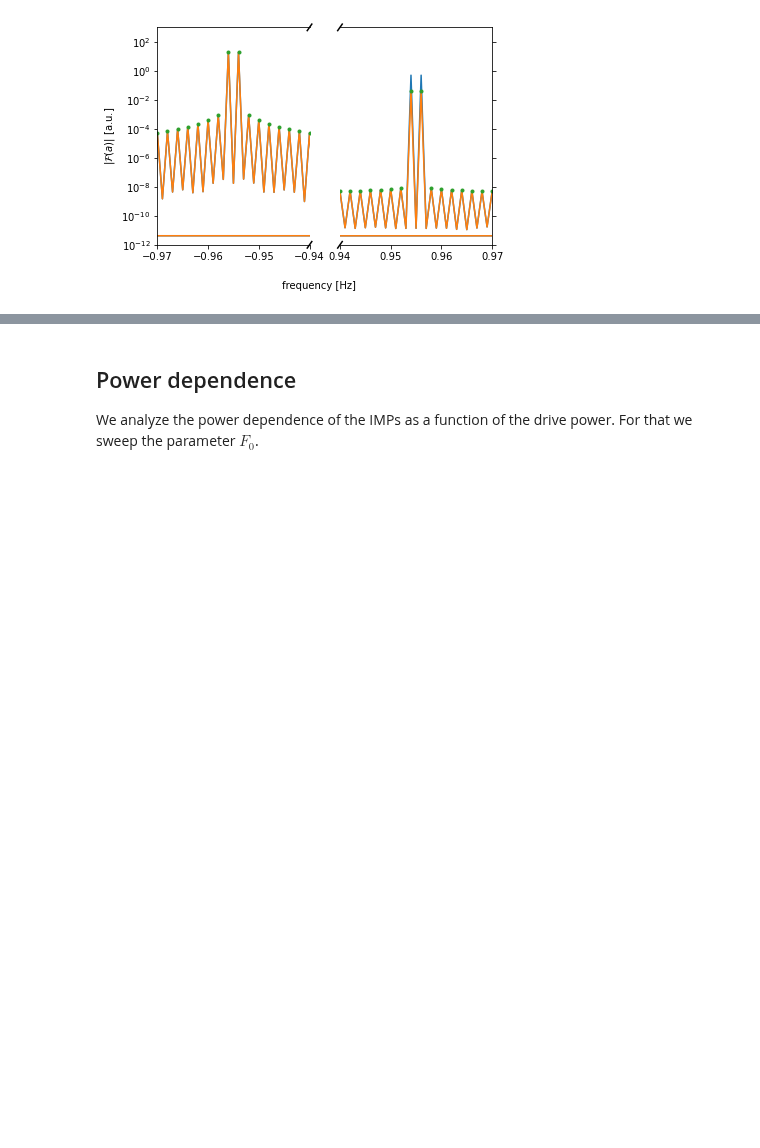
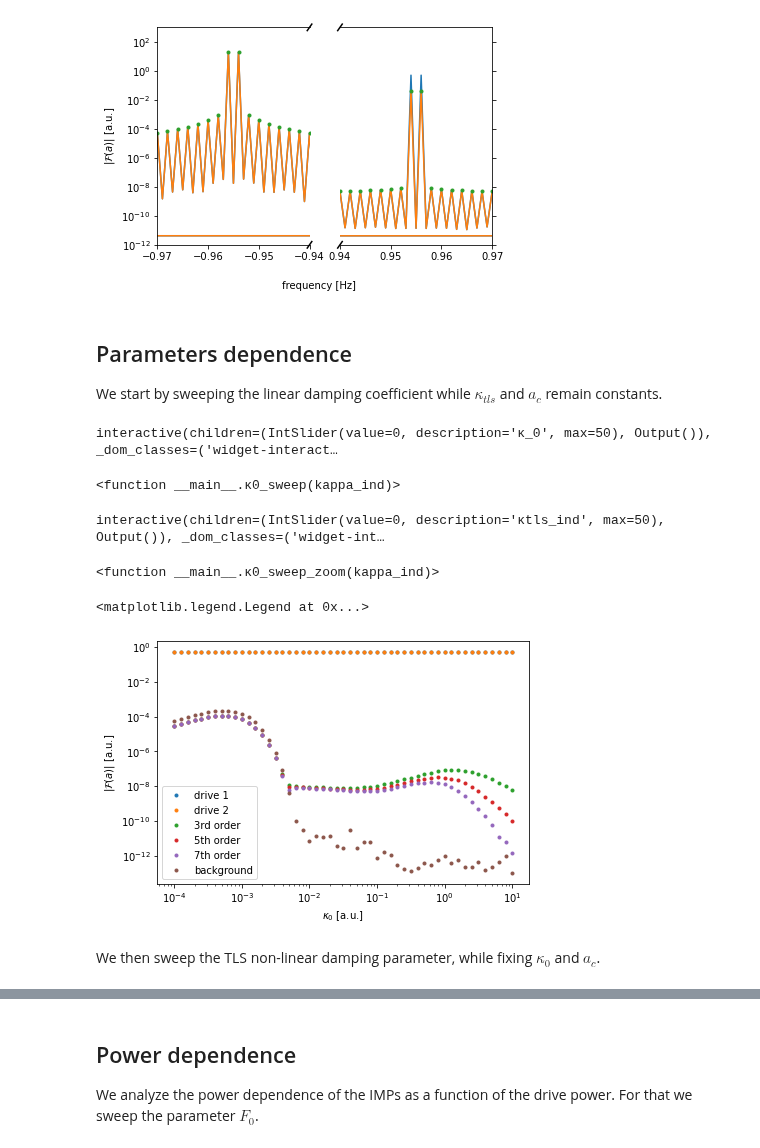
Before and after one commit to jcrivera-hdez/Scripts, a Jupyter notebook: data-analysis/TLS/HB-TLS_Model-Simulation.ipynb, the cells around one changed output, grey strips where cells are left out. Saved outputs shown, nothing was run; the diff lists cells and outputs as text; code cells hidden in the pictures; blank space fills up the shorter version.

Commit message:
Update HB-TLS_Model-Simulation.ipynb
Add parameters sweep

```diff
--- a/data-analysis/TLS/HB-TLS_Model-Simulation.ipynb
+++ b/data-analysis/TLS/HB-TLS_Model-Simulation.ipynb
@@ -378,3 +378,82 @@ xlim_p = np.array([0.94, 0.97])
 plot_brokenaxis(f, A, A/np.sqrt(gain)-Ain/np.sqrt(att), xlim_n, xlim_p)
 # %% [output]
 [figure]
+# %% [markdown]
+## Parameters dependence
+
+We start by sweeping the linear damping coefficient while $\kappa_{tls}$ and $a_c$ remain constants.
+# %%
+# κ0 sweep values
+κ0_arr = np.logspace(-4, 1, 51)
+
+# Spectra arrays
+A_κ0 = np.zeros((len(κ0_arr), N), dtype=np.complex)
+Ain_κ0 = np.zeros_like(A_κ0)
+
+# κ0 sweep
+with tqdm(total=len(κ0_arr), ncols=80) as pbar:
+
+    for κ0_ind, κ0_val in enumerate(κ0_arr):
+        # Simulation section
+        A_κ0[κ0_ind], Ain_κ0[κ0_ind], a_all, a_arr, ain_arr, f_arr, t_arr, drive_arr, imp_ind_arr = nonlinear_simulation(f0, κ0_val, κtls, ac, λ, f1, f2, F0)
+
+        pbar.update(1)
+# %%
+def κ0_sweep(kappa_ind):
+    # Intra-cavity field in time and frequency domain
+    figure, ax = plt.subplots(1, 1, figsize=[9, 6])
+    ax.set_title(f'$κ_0$ = {κ0_arr[kappa_ind]:.3f}')
+    ax.semilogy(f, np.abs(A_κ0[kappa_ind]), label='output field')
+    ax.semilogy(f, np.abs(A_κ0[kappa_ind]/np.sqrt(gain)-Ain_κ0[kappa_ind]/np.sqrt(att)), label='intra-cavity field')
+    ax.set_xlabel('frequency [Hz]')
+    ax.set_ylabel('$|\mathcal{F}(a)|$ [a.u.]')
+    ax.set_ylim(1e-14, 1e4)
+    ax.set_xlim(-10, 10)
+    ax.legend()
+
+# Interactive layout
+widgets.interact(κ0_sweep,
+                 kappa_ind=widgets.IntSlider(min=0,
+                                             max=len(κ0_arr)-1,
+                                             step=1,
+                                             description='κ_0',
+                                            )
+                )
+# %% [output]
+interactive(children=(IntSlider(value=0, description='κ_0', max=50), Output()), _dom_classes=('widget-interact…
+<function __main__.κ0_sweep(kappa_ind)>
+# %%
+def κ0_sweep_zoom(kappa_ind):
+    # IMPs plot
+    xlim_n = np.array([-0.97, -0.94])
+    xlim_p = np.array([0.94, 0.97])
+    plot_brokenaxis(f, A_κ0[kappa_ind], A_κ0[kappa_ind]/np.sqrt(gain)-Ain_κ0[kappa_ind]/np.sqrt(att), xlim_n, xlim_p)
+
+# Interactive layout
+widgets.interact(κ0_sweep_zoom,
+                 kappa_ind=widgets.IntSlider(min=0,
+                                             max=len(κtls_arr)-1,
+                                             step=1,
+                                             description='κtls_ind',
+                                            )
+                )
+# %% [output]
+interactive(children=(IntSlider(value=0, description='κtls_ind', max=50), Output()), _dom_classes=('widget-int…
+<function __main__.κ0_sweep_zoom(kappa_ind)>
+# %%
+# Plot the 3rd, 5th and 7th IMP strength as a function of drive power
+fig3, ax3 = plt.subplots(1)
+ax3.loglog(κ0_arr, np.abs(A_κ0[:, 954]), '.', label='drive 1')
+ax3.loglog(κ0_arr, np.abs(A_κ0[:, 956]), '.', label='drive 2')
+ax3.loglog(κ0_arr, np.abs(A_κ0[:, 956+2]), '.', label='3rd order' )
+ax3.loglog(κ0_arr, np.abs(A_κ0[:, 956+4]), '.', label='5th order' )
+ax3.loglog(κ0_arr, np.abs(A_κ0[:, 956+6]), '.', label='7th order' )
+ax3.loglog(κ0_arr, np.abs(A_κ0[:, -1]), '.', label='background' )
+ax3.set_xlabel('$\kappa_{0}$ [a.u.]')
+ax3.set_ylabel('$|\mathcal{F}(a)|$ [a.u.]')
+ax3.legend()
+# %% [output]
+<matplotlib.legend.Legend at 0x...>
+[figure, added]
+# %% [markdown]
+We then sweep the TLS non-linear damping parameter, while fixing $\kappa_0$ and $a_c$.
```
Also changed, not shown: parts of 12 cells of this notebook.
